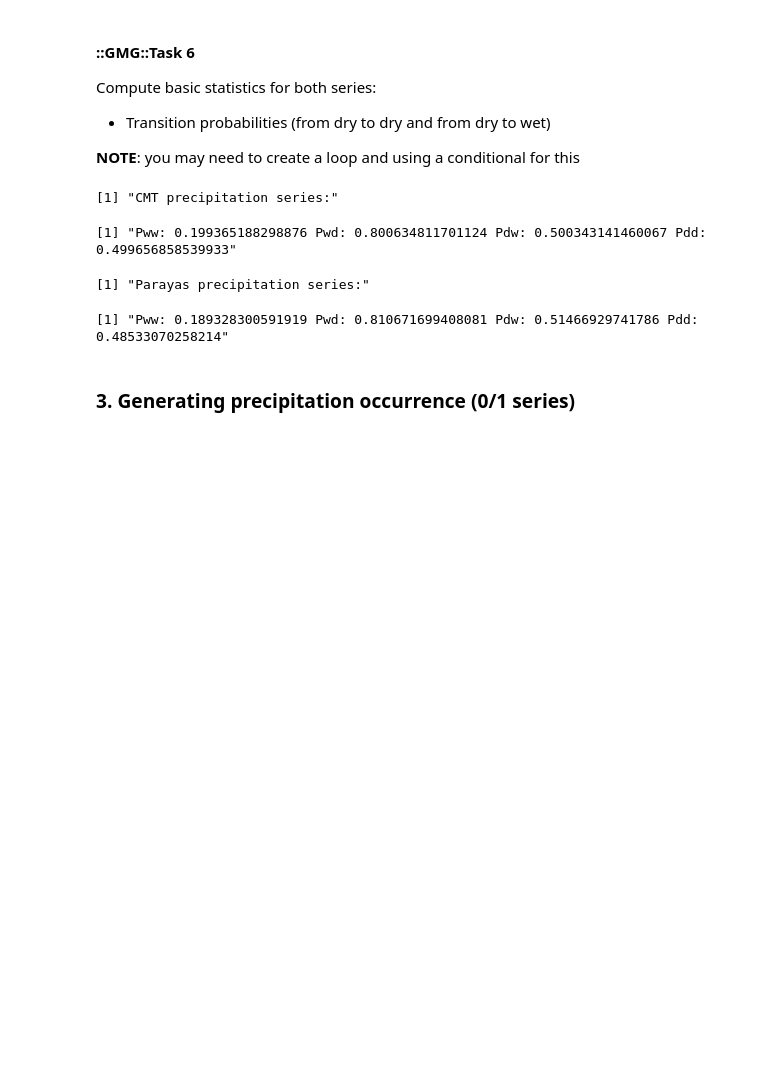
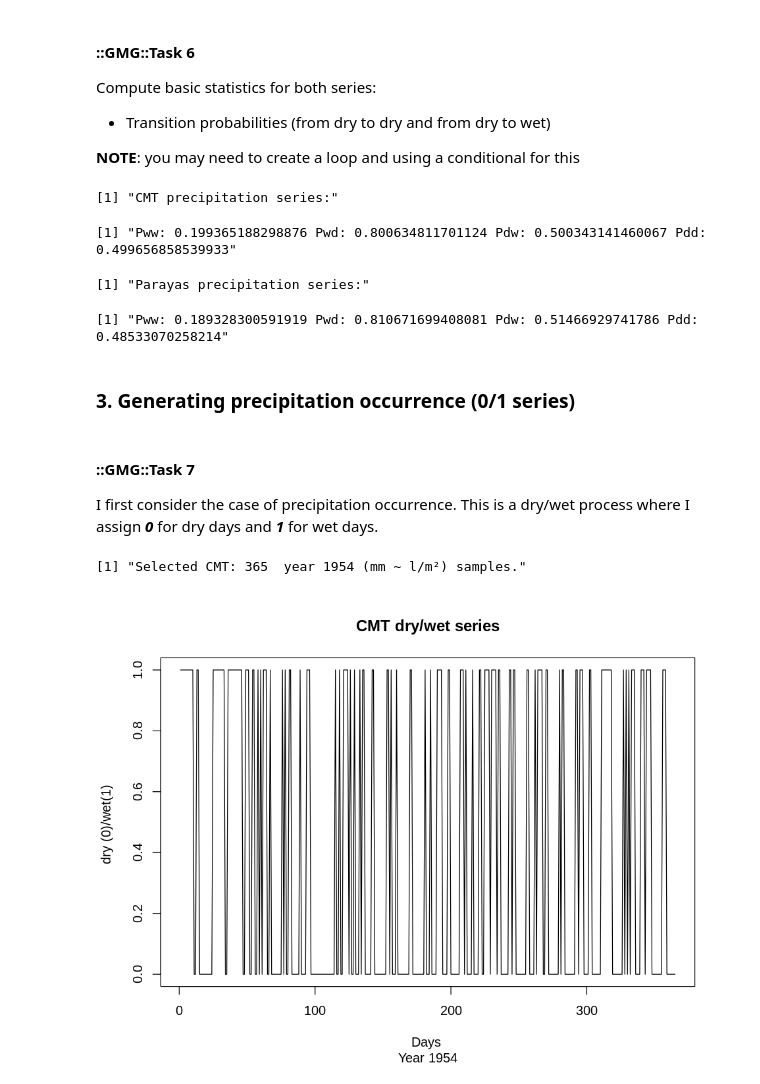
Before and after one commit to yerartdev/uc-m1964-panorama, a Jupyter notebook: panorama/m1964-r-gerardo-de-miguel-gonzalez.ipynb, the cells around one changed output. Drawn from its saved outputs; the diff is of its cells as text; code cells hidden in the pictures; blank space fills up the shorter version.

Commit message:
Weather Generator - R implementation: Generating precipitation occurrence (0/1 series)

```diff
--- a/panorama/m1964-r-gerardo-de-miguel-gonzalez.ipynb
+++ b/panorama/m1964-r-gerardo-de-miguel-gonzalez.ipynb
@@ -459,3 +459,23 @@ paste('Pww:',p.wet.wet_p,'Pwd:',p.wet.dry_p,
 [1] "Pww: 0.189328300591919 Pwd: 0.810671699408081 Pdw: 0.51466929741786 Pdd: 0.48533070258214"
 # %% [markdown]
 ### 3. Generating precipitation occurrence (0/1 series)
+# %% [markdown]
+#### ::GMG::Task 7
+
+I first consider the case of precipitation occurrence. This is a dry/wet process where I assign **_0_**  for dry days and  **_1_** for wet days.
+# %%
+#::GMG::Plot the dry(0)/wet(1) process within year 1954 in both series
+#       with threshold 1 (mm ~ l/m²)
+th <- 1
+
+start_s<-precip_s$DATE >= 19540101
+end_s<-precip_s$DATE <= 19541231
+cond_s<-which(start_s & end_s)
+ts<-precip_s$RR[cond_s]/10 # units (mm ~ l/m²)
+paste('Selected CMT:',length(ts),' year 1954 (mm ~ l/m²) samples.')
+ocurrence_s <- as.integer(ts >= th);
+plot(ocurrence_s, type="l", main="CMT dry/wet series", sub = "Year 1954",
+   xlab="Days ", ylab="dry (0)/wet(1) ")
+# %% [output]
+[1] "Selected CMT: 365  year 1954 (mm ~ l/m²) samples."
+[figure, added]
```
Also changed, not shown: parts of 16 cells of this notebook.
